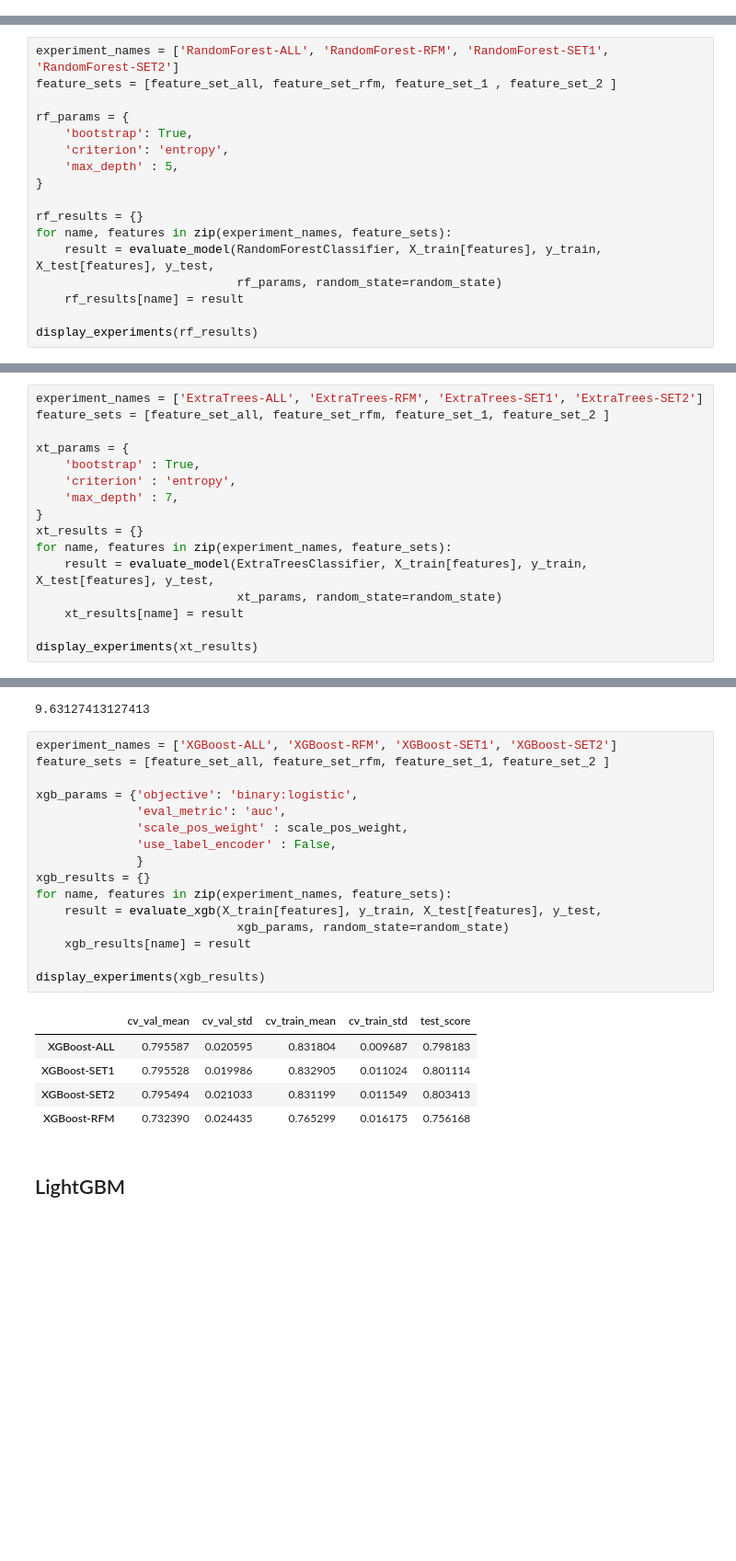
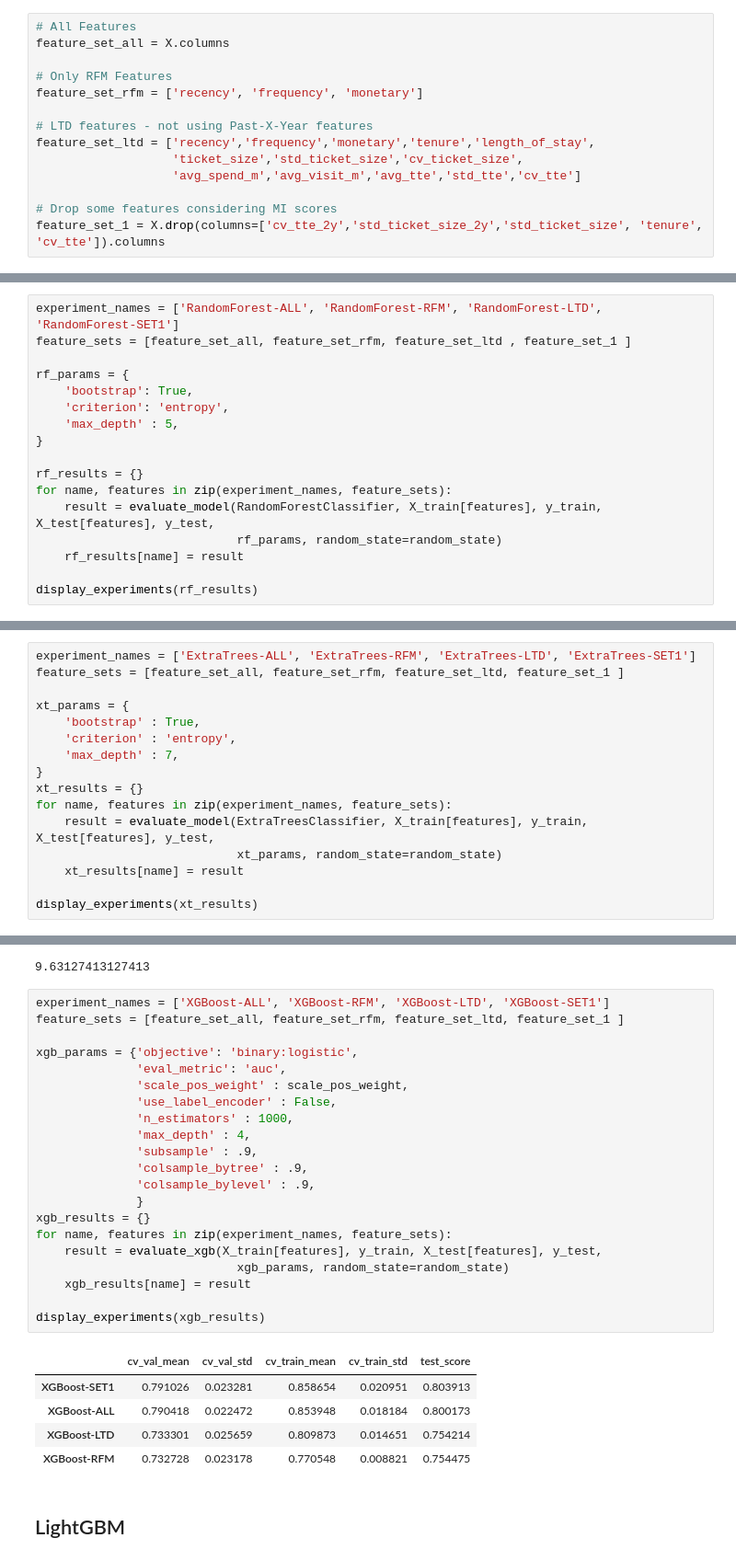
Before and after one commit to tanatiem/campaign-response, a Jupyter notebook: notebooks/campaign_response_prediction.ipynb, the cells around one changed output, grey strips where cells are left out. Shown at 92% size. Saved outputs shown, nothing was run; the diff lists cells and outputs as text; blank space fills up the shorter version.

```diff
--- a/notebooks/campaign_response_prediction.ipynb
+++ b/notebooks/campaign_response_prediction.ipynb
@@ -840,3 +840,17 @@ feature_set_2 = X.drop(columns=['cv_tte_2y','std_ticket_size_2y', 'monetary','fr
+# %%
+# All Features
+feature_set_all = X.columns
+
+# Only RFM Features
+feature_set_rfm = ['recency', 'frequency', 'monetary']
+
+# LTD features - not using Past-X-Year features
+feature_set_ltd = ['recency','frequency','monetary','tenure','length_of_stay',
+                   'ticket_size','std_ticket_size','cv_ticket_size',
+                   'avg_spend_m','avg_visit_m','avg_tte','std_tte','cv_tte']
+
+# Drop some features considering MI scores
+feature_set_1 = X.drop(columns=['cv_tte_2y','std_ticket_size_2y','std_ticket_size', 'tenure', 'cv_tte']).columns
 # %% [markdown]
 ## Utility functions
 # %%
@@ -882,8 +896,8 @@ def display_experiments(results):
 # %% [markdown]
 ## RandomForest
 # %%
-experiment_names = ['RandomForest-ALL', 'RandomForest-RFM', 'RandomForest-SET1', 'RandomForest-SET2']
-feature_sets = [feature_set_all, feature_set_rfm, feature_set_1 , feature_set_2 ]
+experiment_names = ['RandomForest-ALL', 'RandomForest-RFM', 'RandomForest-LTD', 'RandomForest-SET1']
+feature_sets = [feature_set_all, feature_set_rfm, feature_set_ltd , feature_set_1 ]
 
 rf_params = {
     'bootstrap': True,
@@ -907,8 +921,8 @@ display_experiments(rf_results)
 # %% [markdown]
 ## ExtraTrees
 # %%
-experiment_names = ['ExtraTrees-ALL', 'ExtraTrees-RFM', 'ExtraTrees-SET1', 'ExtraTrees-SET2']
-feature_sets = [feature_set_all, feature_set_rfm, feature_set_1, feature_set_2 ]
+experiment_names = ['ExtraTrees-ALL', 'ExtraTrees-RFM', 'ExtraTrees-LTD', 'ExtraTrees-SET1']
+feature_sets = [feature_set_all, feature_set_rfm, feature_set_ltd, feature_set_1 ]
 
 xt_params = {
     'bootstrap' : True,
@@ -975,27 +989,32 @@ scale_pos_weight
 # %% [output]
 9.63127413127413
 # %%
-experiment_names = ['XGBoost-ALL', 'XGBoost-RFM', 'XGBoost-SET1', 'XGBoost-SET2']
-feature_sets = [feature_set_all, feature_set_rfm, feature_set_1, feature_set_2 ]
+experiment_names = ['XGBoost-ALL', 'XGBoost-RFM', 'XGBoost-LTD', 'XGBoost-SET1']
+feature_sets = [feature_set_all, feature_set_rfm, feature_set_ltd, feature_set_1 ]
 
 xgb_params = {'objective': 'binary:logistic',
               'eval_metric': 'auc',
               'scale_pos_weight' : scale_pos_weight,
               'use_label_encoder' : False,
+              'n_estimators' : 1000,
+              'max_depth' : 4,
+              'subsample' : .9,
+              'colsample_bytree' : .9,
+              'colsample_bylevel' : .9,
               }
 xgb_results = {}
 for name, features in zip(experiment_names, feature_sets):
     result = evaluate_xgb(X_train[features], y_train, X_test[features], y_test,
                             xgb_params, random_state=random_state)
     xgb_results[name] = result
 
 display_experiments(xgb_results)
 # %% [output]
 |  | cv_val_mean | cv_val_std | cv_train_mean | cv_train_std | test_score |
-| XGBoost-ALL | 0.795587 | 0.020595 | 0.831804 | 0.009687 | 0.798183 |
-| XGBoost-SET1 | 0.795528 | 0.019986 | 0.832905 | 0.011024 | 0.801114 |
-| XGBoost-SET2 | 0.795494 | 0.021033 | 0.831199 | 0.011549 | 0.803413 |
-| XGBoost-RFM | 0.732390 | 0.024435 | 0.765299 | 0.016175 | 0.756168 |
+| XGBoost-SET1 | 0.791026 | 0.023281 | 0.858654 | 0.020951 | 0.803913 |
+| XGBoost-ALL | 0.790418 | 0.022472 | 0.853948 | 0.018184 | 0.800173 |
+| XGBoost-LTD | 0.733301 | 0.025659 | 0.809873 | 0.014651 | 0.754214 |
+| XGBoost-RFM | 0.732728 | 0.023178 | 0.770548 | 0.008821 | 0.754475 |
 # %% [markdown]
 ## LightGBM
 # %%
```
Also changed, not shown: parts of 16 cells of this notebook.
